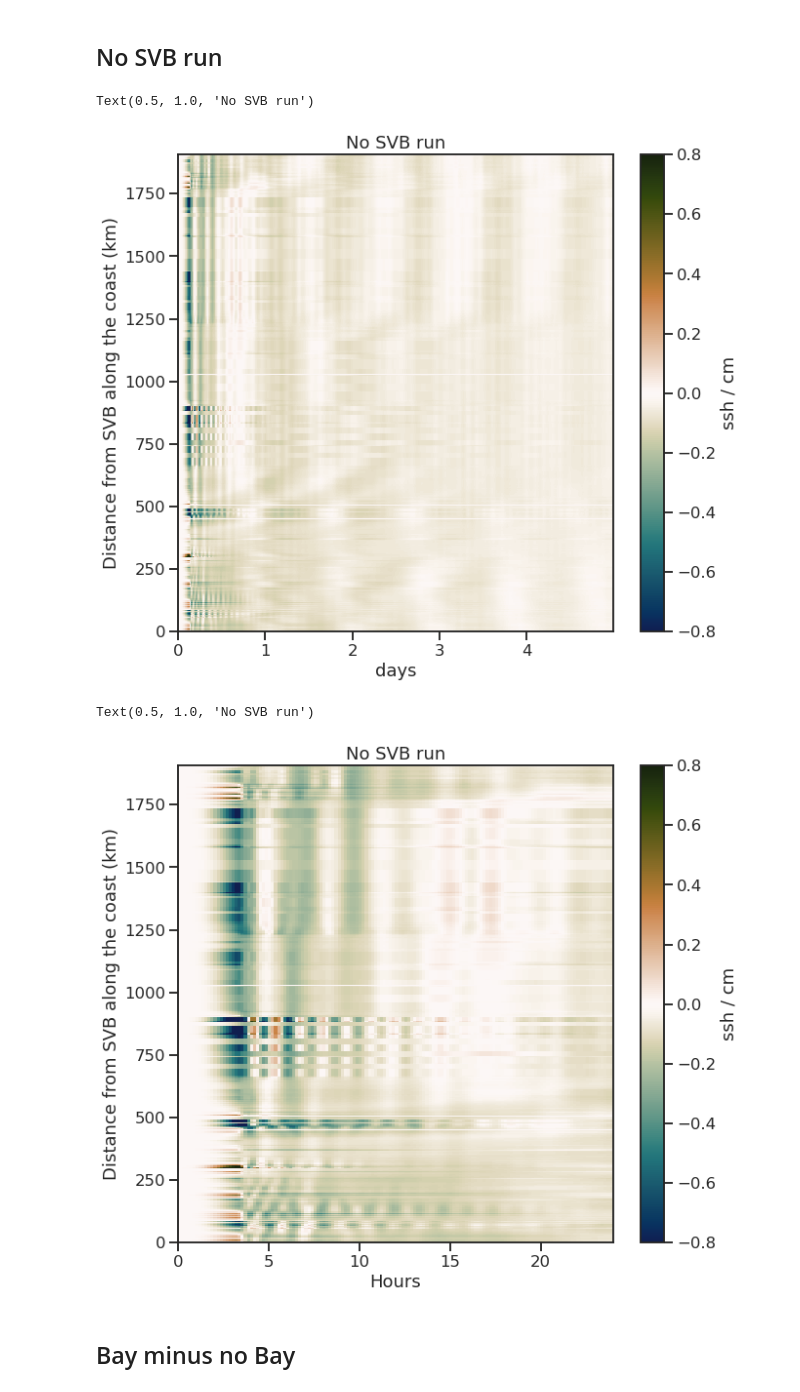
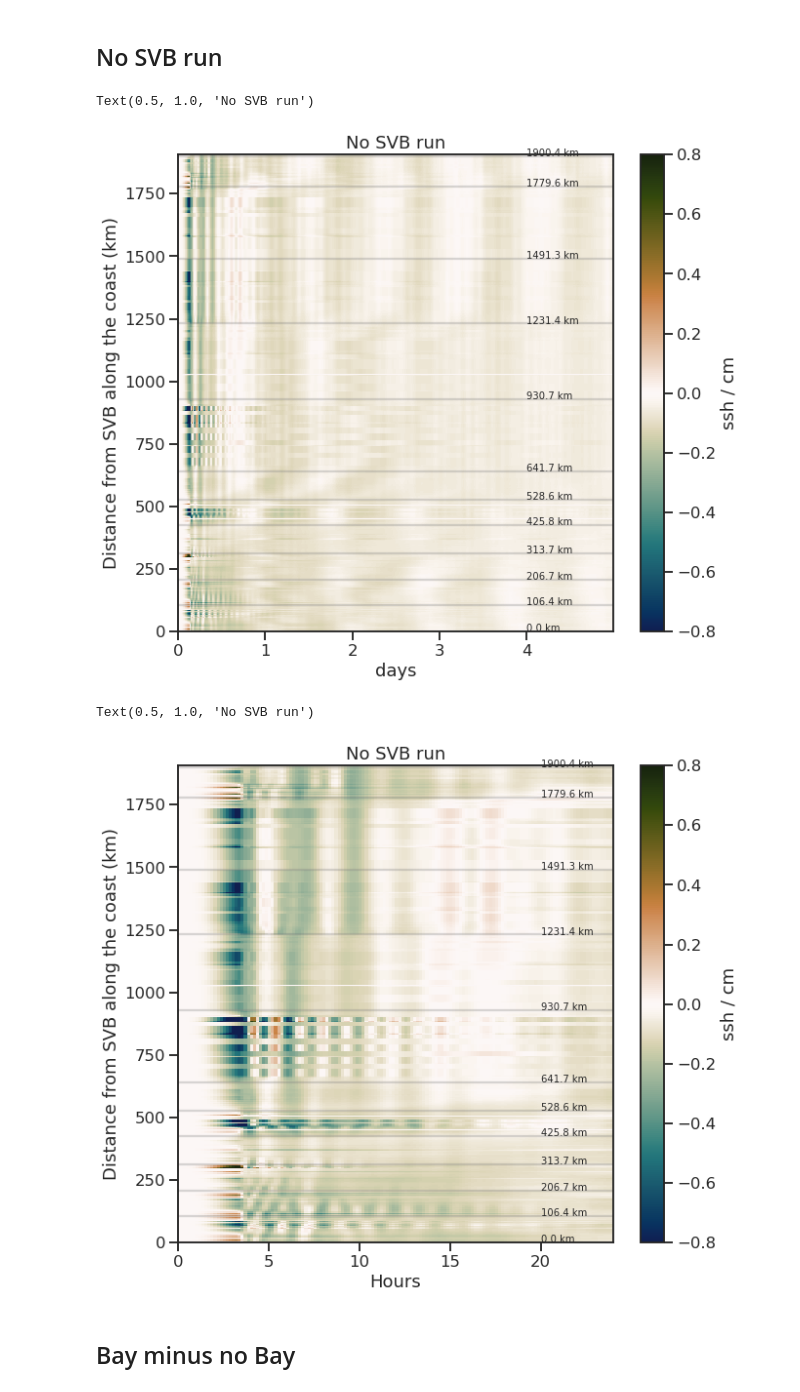
Before and after one commit to anakarinarm/notebooks_SVB, a Jupyter notebook: MITgcm/domain5/ssh_hovmoller_at_coast_all_points.ipynb, the cells around one changed output. Drawn from its saved outputs; the diff is of its cells as text; code cells hidden in the pictures.

```diff
--- a/MITgcm/domain5/ssh_hovmoller_at_coast_all_points.ipynb
+++ b/MITgcm/domain5/ssh_hovmoller_at_coast_all_points.ipynb
@@ -277,4 +250,6 @@ for kk in range(1,len(lon_ii)):
     dist_array[kk]=  distance(lat1, lon1, lat2, lon2)
 # %%
 dist_cummul = np.cumsum(dist_array)
+# %%
+times = np.arange(720)*600
 # %%
@@ -290,15 +268,19 @@ print('%1.1e' %distance(lat1,lon1,lat2,lon2))
 # %%
-time = np.arange(720)*600
-
 sns.set_style('ticks')
 sns.set_context('talk')
 
 fig, ax = plt.subplots(1,1,figsize=(10,9))
 ax.set_facecolor('tan')
 
-pc = ax.pcolormesh(time/(3600*24),dist_cummul,np.transpose(ssh*100),
+pc = ax.pcolormesh(times/(3600*24),dist_cummul,np.transpose(ssh*100),
                    vmin=-0.8, vmax=0.8, cmap=cmo.cm.tarn_r)
 cb = plt.colorbar(pc,label='ssh / cm')
+# cells along coast(ish)
+for kk in range(len(lon_ii)):
+    if kk%50 == 0:
+        ax.axhline(dist_cummul[kk],color='0.5',alpha=0.3)
+        ax.text(4,dist_cummul[kk],'%1.1f km' %dist_cummul[kk], fontsize=10)
+
 ax.set_ylabel('Distance from SVB along the coast (km)')
 ax.set_xlabel('days')
 ax.set_title('SVB run')
@@ -308,15 +290,19 @@ Text(0.5, 1.0, 'SVB run')
 # %%
-time = np.arange(720)*600
-
 sns.set_style('ticks')
 sns.set_context('talk')
 
 fig, ax = plt.subplots(1,1,figsize=(10,9))
 ax.set_facecolor('tan')
 
-pc = ax.pcolormesh(time/(3600),dist_cummul,np.transpose(ssh*100),
+pc = ax.pcolormesh(times/(3600),dist_cummul,np.transpose(ssh*100),
                    vmin=-0.8, vmax=0.8, cmap=cmo.cm.tarn_r)
 cb = plt.colorbar(pc,label='ssh / cm')
+# cells along coast(ish)
+for kk in range(len(lon_ii)):
+    if kk%50 == 0:
+        ax.axhline(dist_cummul[kk],color='0.5',alpha=0.3)
+        ax.text(20,dist_cummul[kk],'%1.1f km' %dist_cummul[kk], fontsize=10)
+
 ax.set_xlim(0,24)
 ax.set_ylabel('Distance from SVB along the coast (km)')
 ax.set_xlabel('Hours')
@@ -335,38 +328,49 @@ for ii,jj,kk in zip(lon_ii, lat_jj, range(len(lon_ii))):
 # %%
-time = np.arange(720)*600
-
 sns.set_style('ticks')
 sns.set_context('talk')
 
 fig, ax = plt.subplots(1,1,figsize=(10,9))
 ax.set_facecolor('tan')
 
-pc = ax.pcolormesh(time/(3600*24),dist_cummul,np.transpose(ssh_NOB*100),
+pc = ax.pcolormesh(times/(3600*24),dist_cummul,np.transpose(ssh_NOB*100),
                    vmin=-0.8, vmax=0.8, cmap=cmo.cm.tarn_r)
 cb = plt.colorbar(pc,label='ssh / cm')
+# cells along coast(ish)
+for kk in range(len(lon_ii)):
+    if kk%50 == 0:
+        ax.axhline(dist_cummul[kk],color='0.5',alpha=0.3)
+        ax.text(4,dist_cummul[kk],'%1.1f km' %dist_cummul[kk], fontsize=10)
+
 ax.set_ylabel('Distance from SVB along the coast (km)')
 ax.set_xlabel('days')
 ax.set_title('No SVB run')
 # %% [output]
 Text(0.5, 1.0, 'No SVB run')
-[figure, old version]
+[figure, new version]
 # %%
 sns.set_style('ticks')
 sns.set_context('talk')
 
 fig, ax = plt.subplots(1,1,figsize=(10,9))
 ax.set_facecolor('tan')
 
-pc = ax.pcolormesh(time/(3600),dist_cummul,np.transpose(ssh_NOB*100),
+pc = ax.pcolormesh(times/(3600),dist_cummul,np.transpose(ssh_NOB*100),
                    vmin=-0.8, vmax=0.8, cmap=cmo.cm.tarn_r)
 cb = plt.colorbar(pc,label='ssh / cm')
+
+# cells along coast(ish)
+for kk in range(len(lon_ii)):
+    if kk%50 == 0:
+        ax.axhline(dist_cummul[kk],color='0.5',alpha=0.3)
+        ax.text(20,dist_cummul[kk],'%1.1f km' %dist_cummul[kk], fontsize=10)
+
 ax.set_xlim(0,24)
 ax.set_ylabel('Distance from SVB along the coast (km)')
 ax.set_xlabel('Hours')
 ax.set_title('No SVB run')
 # %% [output]
 Text(0.5, 1.0, 'No SVB run')
-[figure, old version]
+[figure, new version]
 # %% [markdown]
 ## Bay minus no Bay
 # %%
```
Also changed, not shown: parts of 32 cells of this notebook, 6 other files.
